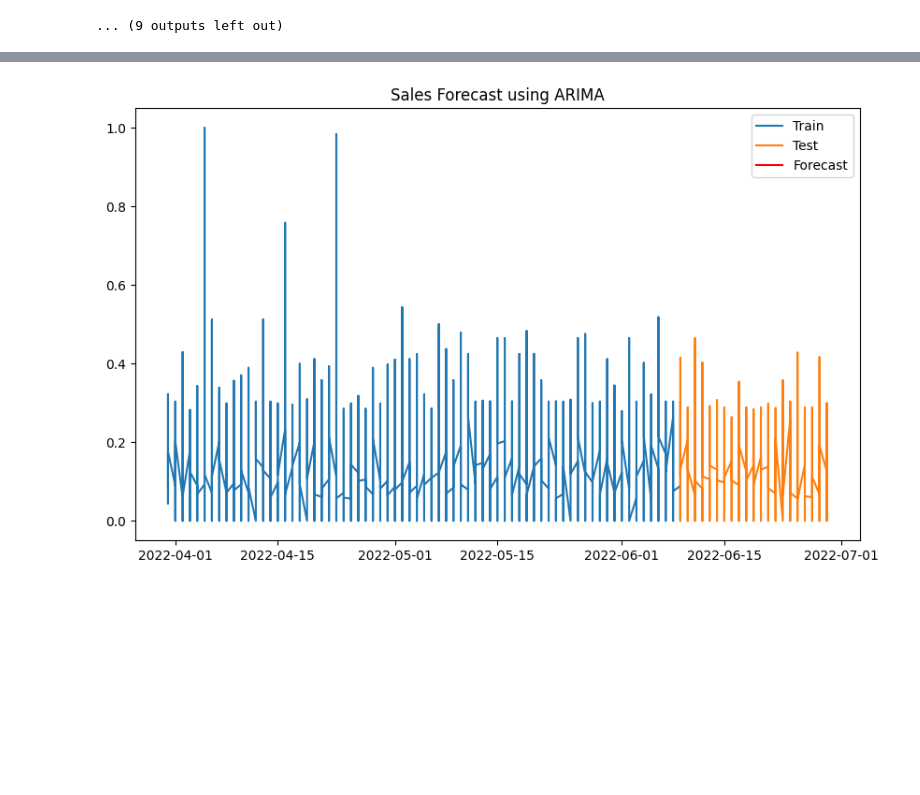
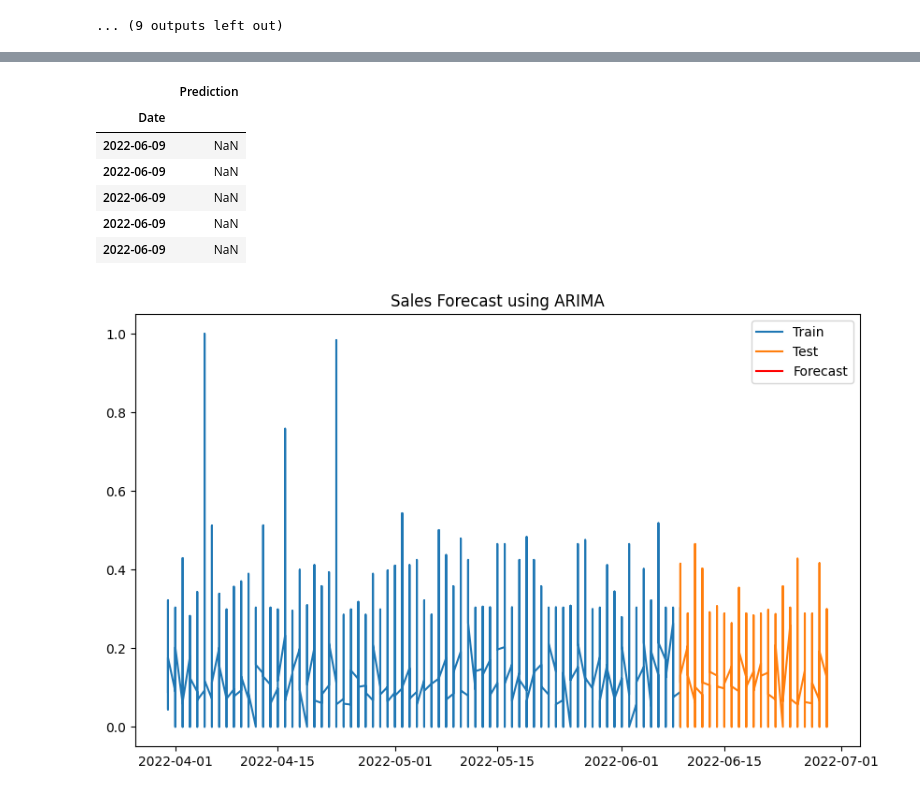
Before and after one commit to SantiagoArenas/TFG_Santiago, a Jupyter notebook: dataAcquisition/Amazon/timesSeriesAmazon.ipynb, the cells around one changed output, grey strips where cells are left out. Saved outputs shown, nothing was run; the diff lists cells and outputs as text; code cells hidden in the pictures; blank space fills up the shorter version.

```diff
--- a/dataAcquisition/Amazon/timesSeriesAmazon.ipynb
+++ b/dataAcquisition/Amazon/timesSeriesAmazon.ipynb
@@ -17,3 +17,7 @@ df.head()
 | 2022-03-31 | 408-1008226-2450750 | Shipped | Amazon | Amazon.in | Expedited | JNE3405 | JNE3405-KR-L | kurta | L | ... |
 | 2022-03-31 | 403-4108307-0229121 | Shipped | Amazon | Amazon.in | Expedited | SET044 | SET044-KR-NP-L | Set | L | ... |
 5 rows × 22 columns
+# %%
+df = pd.read_excel('./AmazonSaleReport.xlsx', parse_dates=['Date'], index_col='Date')
+df = df.sort_index()
+df.head()
@@ -151,3 +166,22 @@ Performing stepwise search to minimize aic
  ARIMA(4,1,1)(0,0,0)[0] intercept   : AIC=-299206.567, Time=64.05 sec
  ARIMA(3,1,1)(0,0,0)[0] intercept   : AIC=-296753.368, Time=38.98 sec
 ... (9 outputs left out)
+# %%
+from pmdarima import auto_arima
+
+model = auto_arima(
+    train_scaled_df['Amount'],
+    start_p=0,
+    start_q=0,
+    max_p=4,
+    max_q=4,
+    d=None,
+    stepwise=False,
+    seasonal=False,
+    trace=True,
+    #error_action='ignore',
+    suppress_warnings=True,
+    n_jobs=-1  # Paralelización
+)
+
+print(model.summary())
@@ -154 +217,14 @@ Performing stepwise search to minimize aic
+# %%
+# Make predictions
+forecast = model.predict(n_periods=len(test_scaled_df))
+forecast = pd.DataFrame(forecast, index=test.index, columns=['Prediction'])
+forecast.head()
+# %% [output]
+|  | Prediction |
+| Date |  |
+| 2022-06-09 | NaN |
+| 2022-06-09 | NaN |
+| 2022-06-09 | NaN |
+| 2022-06-09 | NaN |
+| 2022-06-09 | NaN |
 # %%
```
Also changed, not shown: parts of 11 cells of this notebook, 5 other files.
